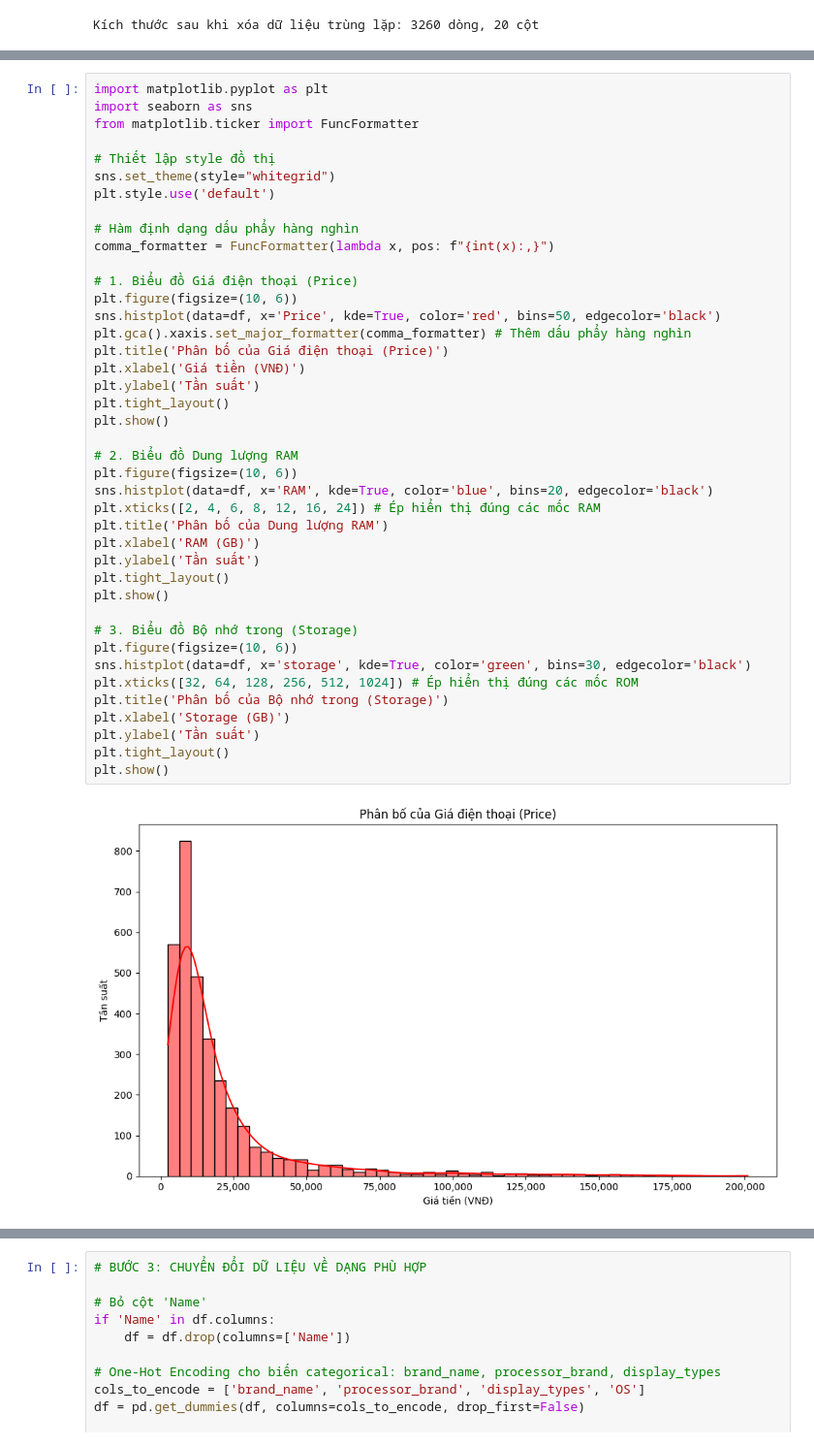
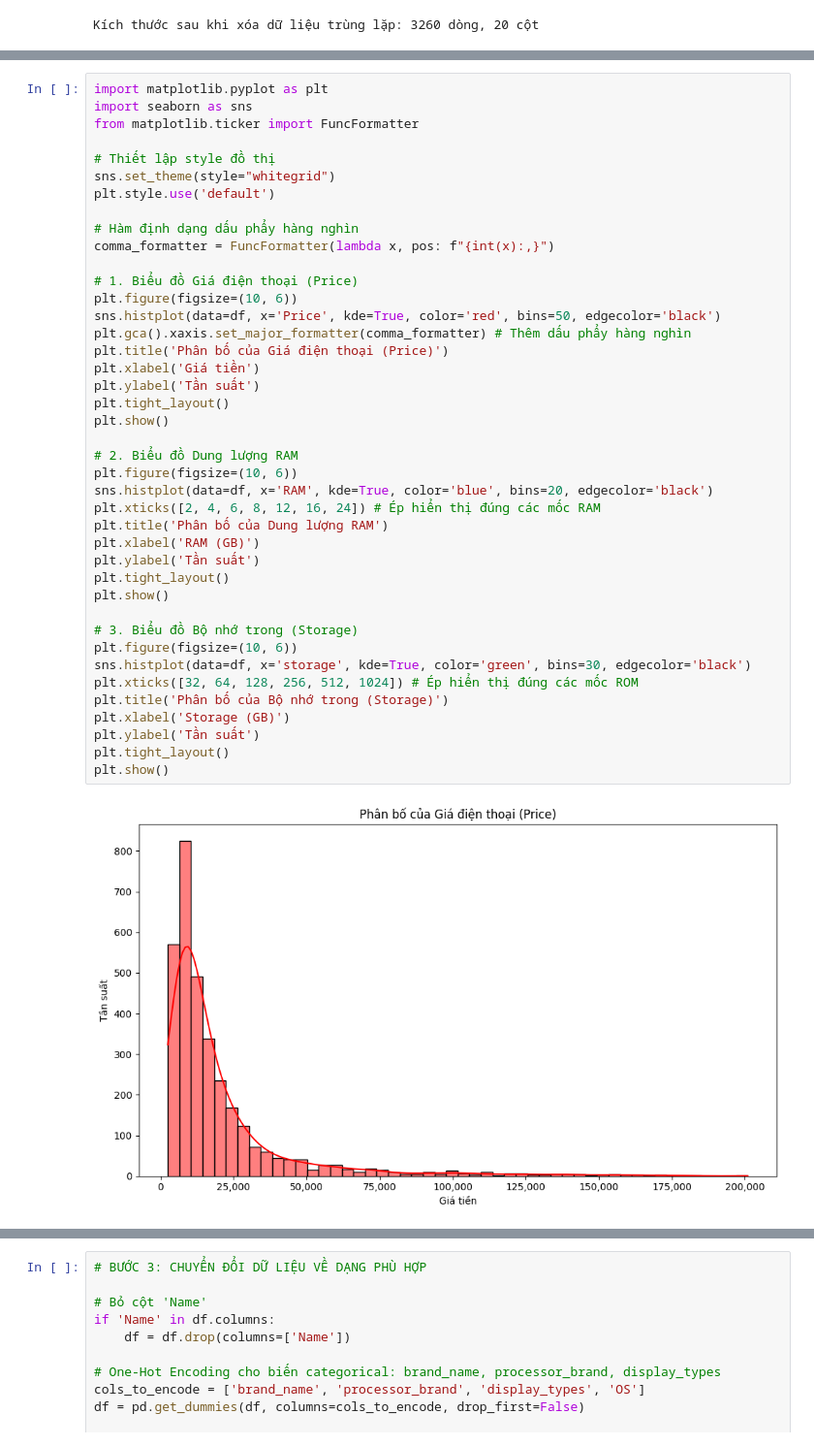
Before and after one commit to grst0610/Machine-learning, a Jupyter notebook: project.ipynb, the cells around one changed output, grey strips where cells are left out. Shown at 97% size. Drawn from its saved outputs; the diff is of its cells as text.

```diff
--- a/project.ipynb
+++ b/project.ipynb
@@ -173,35 +162,35 @@ comma_formatter = FuncFormatter(lambda x, pos: f"{int(x):,}")
 
 # 1. Biểu đồ Giá điện thoại (Price)
 plt.figure(figsize=(10, 6))
 sns.histplot(data=df, x='Price', kde=True, color='red', bins=50, edgecolor='black')
 plt.gca().xaxis.set_major_formatter(comma_formatter) # Thêm dấu phẩy hàng nghìn
 plt.title('Phân bố của Giá điện thoại (Price)')
-plt.xlabel('Giá tiền (VNĐ)')
+plt.xlabel('Giá tiền')
 plt.ylabel('Tần suất')
 plt.tight_layout()
 plt.show()
 
 # 2. Biểu đồ Dung lượng RAM
 plt.figure(figsize=(10, 6))
 sns.histplot(data=df, x='RAM', kde=True, color='blue', bins=20, edgecolor='black')
 plt.xticks([2, 4, 6, 8, 12, 16, 24]) # Ép hiển thị đúng các mốc RAM
 plt.title('Phân bố của Dung lượng RAM')
 plt.xlabel('RAM (GB)')
 plt.ylabel('Tần suất')
 plt.tight_layout()
 plt.show()
 
 # 3. Biểu đồ Bộ nhớ trong (Storage)
 plt.figure(figsize=(10, 6))
 sns.histplot(data=df, x='storage', kde=True, color='green', bins=30, edgecolor='black')
 plt.xticks([32, 64, 128, 256, 512, 1024]) # Ép hiển thị đúng các mốc ROM
 plt.title('Phân bố của Bộ nhớ trong (Storage)')
 plt.xlabel('Storage (GB)')
 plt.ylabel('Tần suất')
 plt.tight_layout()
 plt.show()
 # %% [output]
-[figure, old version]
+[figure, new version]
 [figure]
 [figure]
 # %%
```
Also changed, not shown: parts of 8 cells of this notebook.
